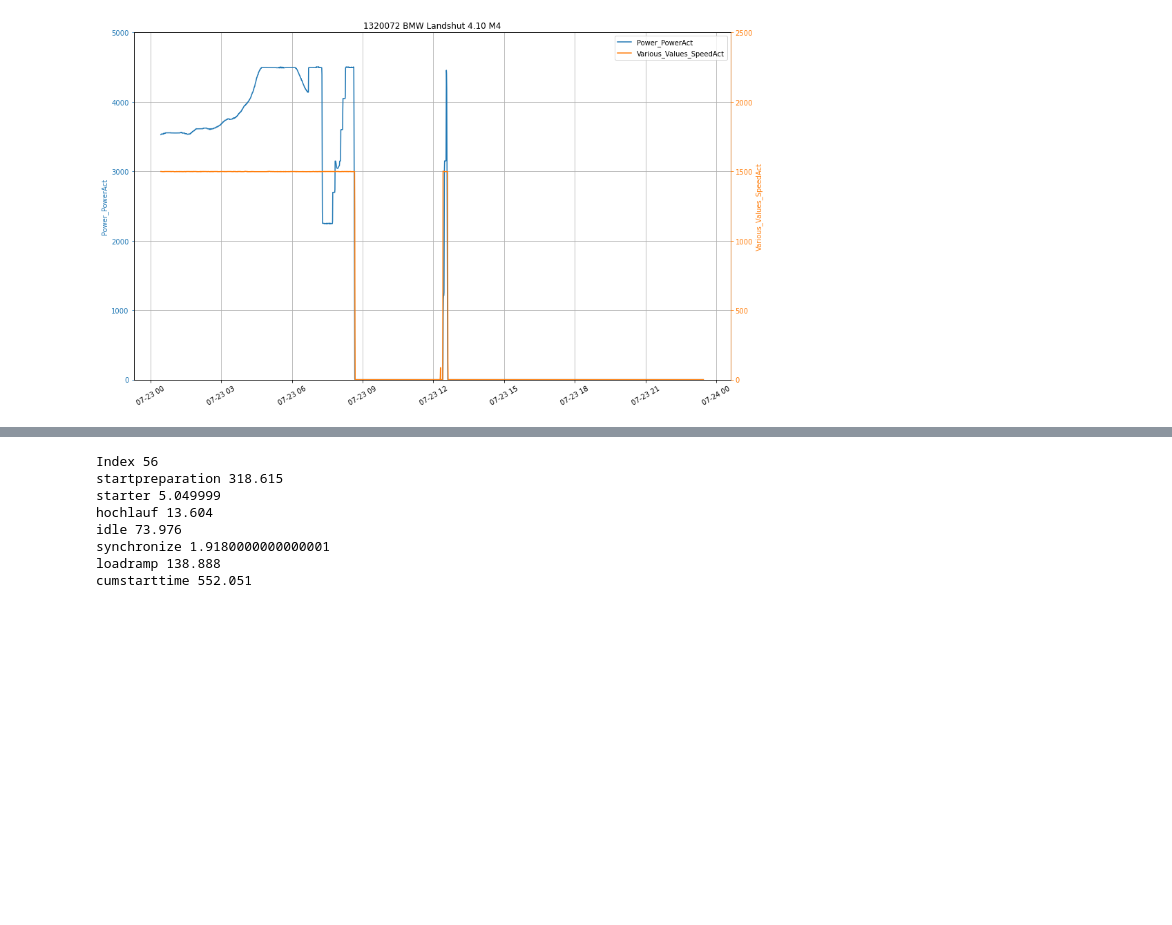
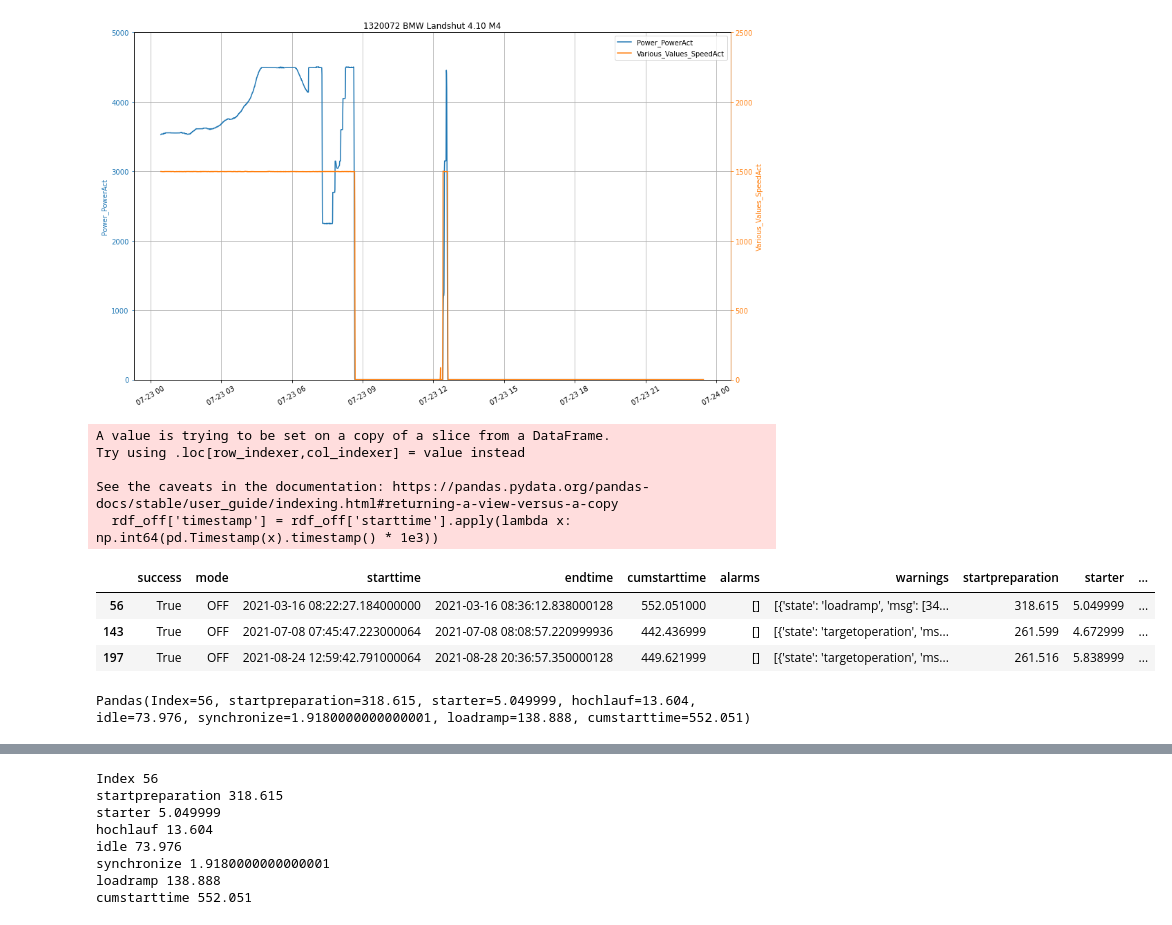
Before and after one commit to dieterch/statemachine, a Jupyter notebook: play.ipynb, the cells around one changed output, grey strips where cells are left out. Cells and saved outputs as stored; diff of their text form; code cells hidden in the pictures; blank space fills up the shorter version.

```diff
--- a/play.ipynb
+++ b/play.ipynb
@@ -157,3 +157,17 @@ dmyplant2.dbokeh_chart(data, dset, title=fsm._e, figsize=(12,8))
 dmyplant2.chart(data, dset, title=fsm._e, figsize=(15,9))
 # %% [output]
 [figure]
+# %%
+rdf_off.filter(regex="st")
+rdf_off['timestamp'] = rdf_off['starttime'].apply(lambda x: np.int64(pd.Timestamp(x).timestamp() * 1e3))
+rdf_off
+# %% [output]
+A value is trying to be set on a copy of a slice from a DataFrame.
+Try using .loc[row_indexer,col_indexer] = value instead
+
+See the caveats in the documentation: https://pandas.pydata.org/pandas-docs/stable/user_guide/indexing.html#returning-a-view-versus-a-copy
+  rdf_off['timestamp'] = rdf_off['starttime'].apply(lambda x: np.int64(pd.Timestamp(x).timestamp() * 1e3))
+|  | success | mode | starttime | endtime | cumstarttime | alarms | warnings | startpreparation | starter | ... |
+| 56 | True | OFF | 2021-03-16 08:22:27.184000000 | 2021-03-16 08:36:12.838000128 | 552.051000 | [] | [{'state': 'loadramp', 'msg': [34... | 318.615 | 5.049999 | ... |
+| 143 | True | OFF | 2021-07-08 07:45:47.223000064 | 2021-07-08 08:08:57.220999936 | 442.436999 | [] | [{'state': 'targetoperation', 'ms... | 261.599 | 4.672999 | ... |
+| 197 | True | OFF | 2021-08-24 12:59:42.791000064 | 2021-08-28 20:36:57.350000128 | 449.621999 | [] | [{'state': 'targetoperation', 'ms... | 261.516 | 5.838999 | ... |
@@ -159,0 +176,4 @@ dmyplant2.chart(data, dset, title=fsm._e, figsize=(15,9))
+# %%
+next(a)
+# %% [output]
+Pandas(Index=56, startpreparation=318.615, starter=5.049999, hochlauf=13.604, idle=73.976, synchronize=1.9180000000000001, loadramp=138.888, cumstarttime=552.051)
```
Also changed, not shown: parts of 4 cells of this notebook.
